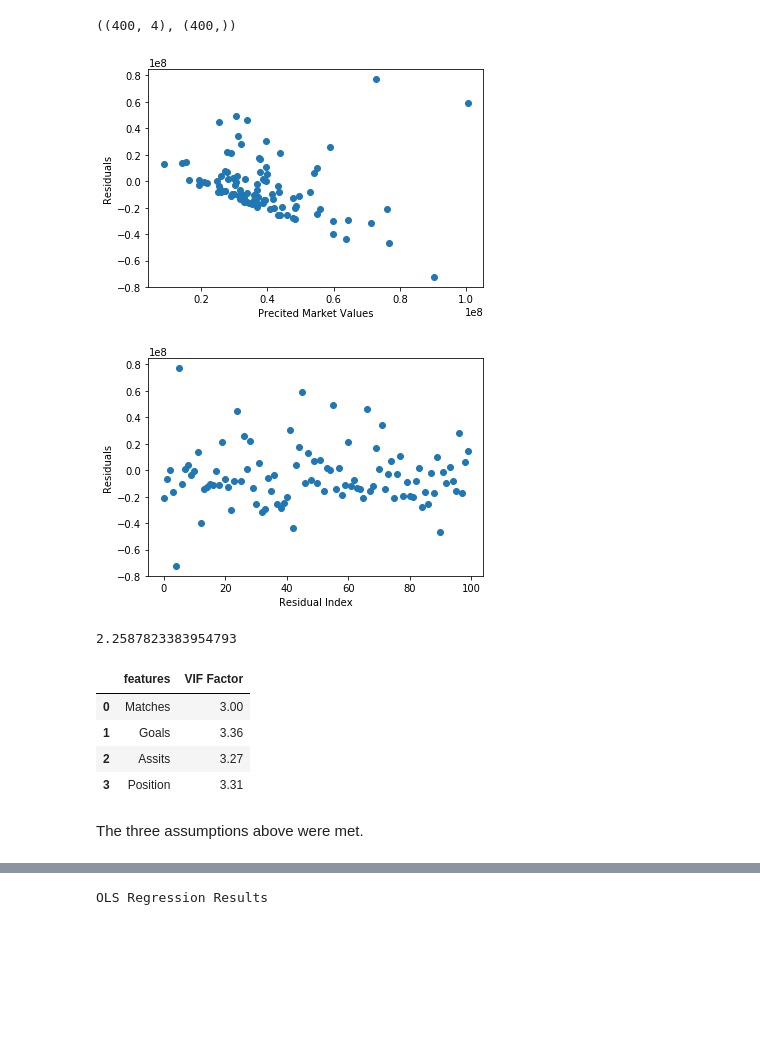
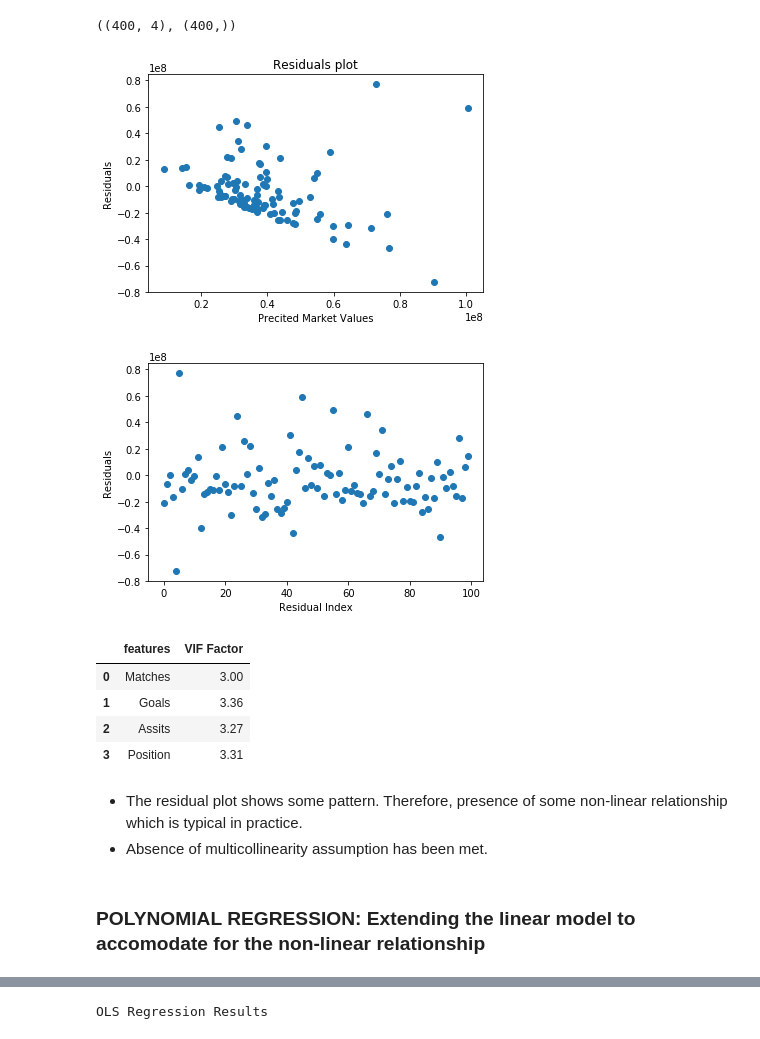
Before and after one commit to Ayoyiinka/Linear-Regression, a Jupyter notebook: marketValueRegression.ipynb, the cells around one changed output, grey strips where cells are left out. Saved outputs shown, nothing was run; the diff lists cells and outputs as text; code cells hidden in the pictures; blank space fills up the shorter version.

```diff
--- a/marketValueRegression.ipynb
+++ b/marketValueRegression.ipynb
@@ -280,0 +368,11 @@ footballData.head()
+# %%
+#Splitting the Market value into quartiles - Converting into a categorical variable
+for i in range(len(footballData)):
+    if footballData.loc[i,'Market Value'] < 20000000:
+        footballData.loc[i,'Market Value category'] = 'Low Earners'
+    elif footballData.loc[i, 'Market Value'] >= 20000000 and footballData.loc[i, 'Market Value'] < 28000000:
+        footballData.loc[i, 'Market Value category'] = 'Moderate Earners'
+    elif footballData.loc[i, 'Market Value'] >= 28000000 and footballData.loc[i, 'Market Value'] < 40000000:
+        footballData.loc[i, 'Market Value category'] = 'High Earners'
+    elif footballData.loc[i, 'Market Value'] >= 40000000 and footballData.loc[i, 'Market Value'] < 200000000:
+        footballData.loc[i, 'Market Value category'] = 'Very High Earners'
@@ -405,23 +631,21 @@ y_pred = regressor.predict(X_test)
 residual = y_test - y_pred
 residual = pd.Series(residual)
 # %%
-#Homoscedasticity
+#Testing for Linearity and Homoscedasticity using the Residual plot
 plt.scatter(y_pred, residual)
 plt.xlabel('Precited Market Values')
 plt.ylabel('Residuals')
+plt.title('Residuals plot')
 plt.show()
 # %% [output]
-[figure, old version]
+[figure, new version]
 # %%
-#Independence of errors
+#Testing for Independence of errors
 plt.scatter(residual.index, residual.values)
 plt.xlabel('Residual Index')
 plt.ylabel('Residuals')
 plt.show()
-from statsmodels.stats.stattools import durbin_watson
-durbin_watson(residual)
 # %% [output]
 [figure]
-2.2587823383954793
 # %%
 #Detecting multicollinearity using Variance Inflation Factor
@@ -436,5 +660,8 @@ vif.round(2)
 | 1 | Goals | 3.36 |
 | 2 | Assits | 3.27 |
 | 3 | Position | 3.31 |
-# %% [markdown]
-The three assumptions above were met.
+# %% [markdown]
+- The residual plot shows some pattern. Therefore, presence of some non-linear relationship which is typical in practice.
+- Absence of multicollinearity assumption has been met.
+# %% [markdown]
+### POLYNOMIAL REGRESSION: Extending the linear model to accomodate for the non-linear relationship
```
Also changed, not shown: parts of 48 cells of this notebook.
